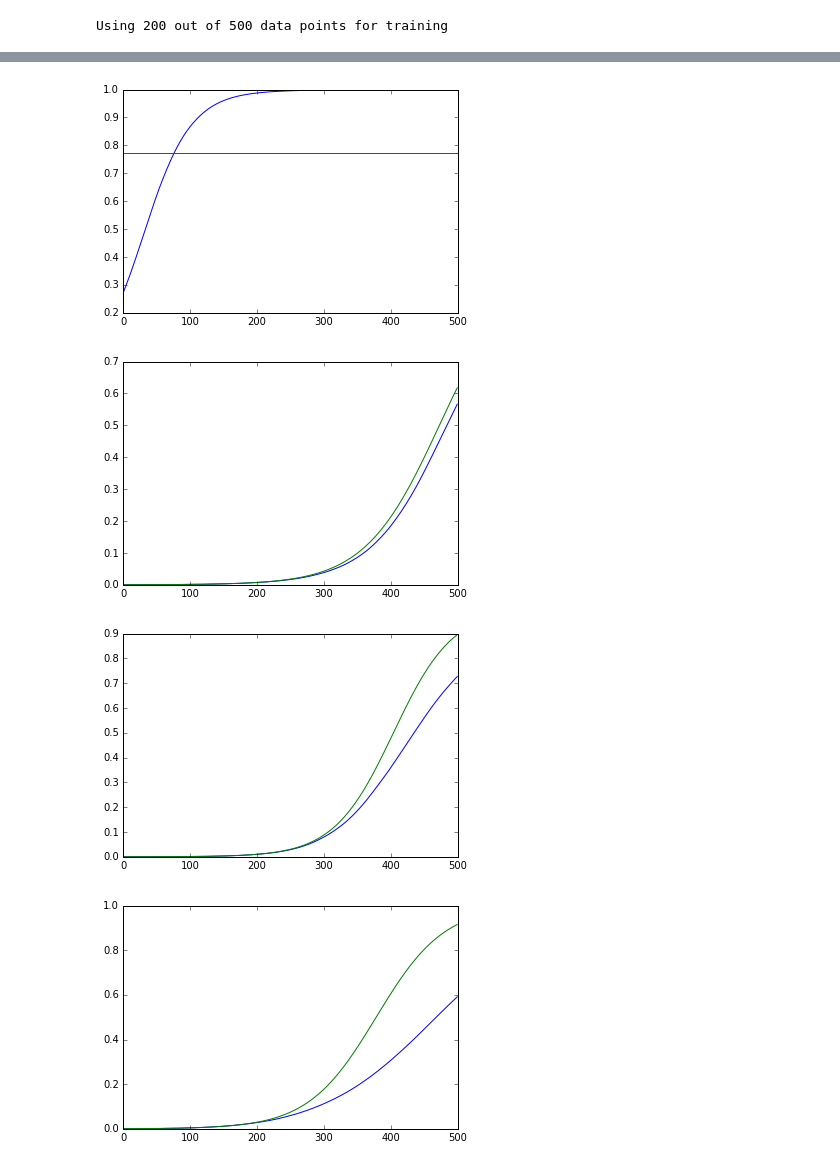
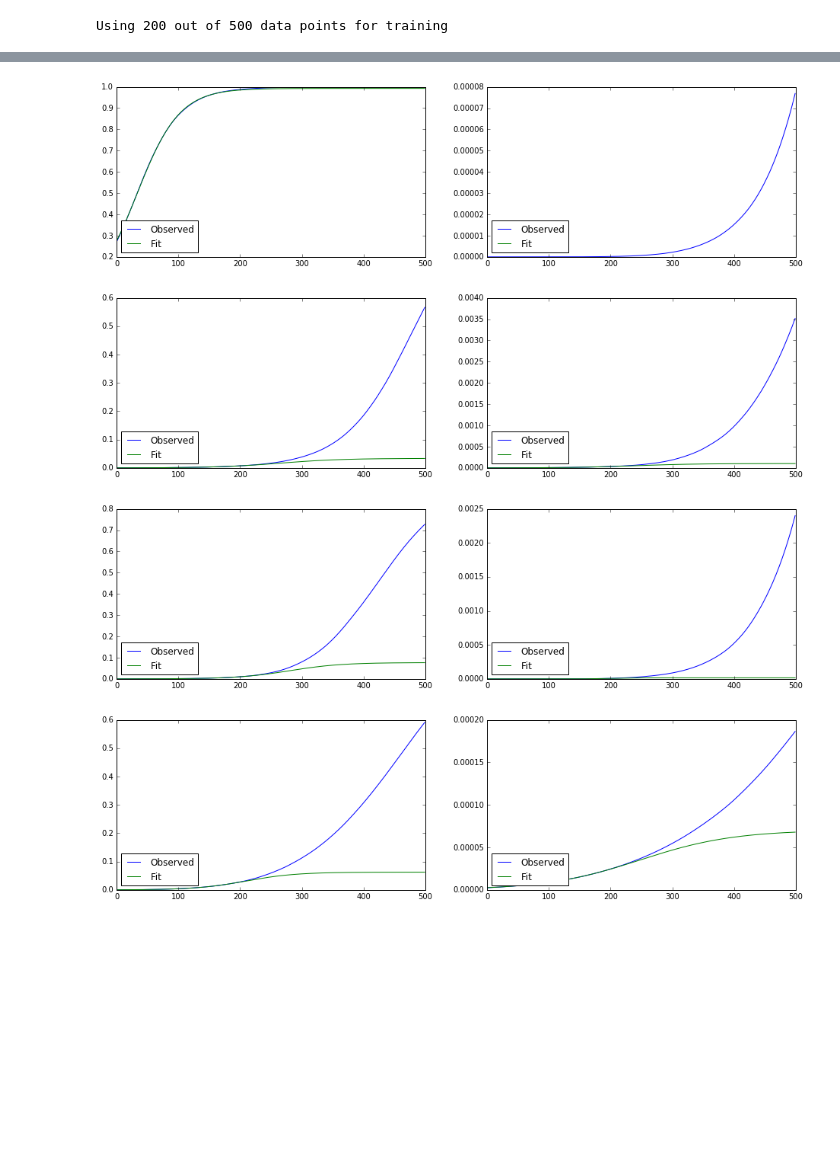
Before and after one commit to chris-code/master-thesis, a Jupyter notebook: notebooks/fit_progress.ipynb, the cells around one changed output, grey strips where cells are left out. Cells and saved outputs as stored; diff of their text form; code cells hidden in the pictures; blank space fills up the shorter version.

```diff
--- a/notebooks/fit_progress.ipynb
+++ b/notebooks/fit_progress.ipynb
@@ -6,12 +6,12 @@ import scipy.optimize as optimize
 
 AE_ROOT = '/media/sf_Masterarbeit/data/ILSVRC2012_img_train_AE_50'
 
-all_success_progress = np.load(AE_ROOT + '/' + 'success_progress.npy')
-all_failure_progress = np.load(AE_ROOT + '/' + 'failure_progress.npy')
+all_success_progress = np.load(AE_ROOT + '/' + 'success_progress_500.npy')
+all_failure_progress = np.load(AE_ROOT + '/' + 'failure_progress_500.npy')
 
 TRAINING_POINT_PORTION = 0.4
 NUM_TRAINING_POINTS = int(round( all_success_progress.shape[1] * TRAINING_POINT_PORTION ))
-INITIAL_PARAMS = np.array([0.01, 300.0])
+INITIAL_PARAMS = np.array([0.01, 300.0, 1.0])
 
 print('Using {0} out of {1} data points for training'.format(NUM_TRAINING_POINTS, all_success_progress.shape[1]))
 # %% [output]
@@ -39,22 +77,0 @@ x_range = np.arange(1, all_success_progress.shape[1] + 1)
-# %%
-def sigmoid(x, alpha, t0):
-    return 1.0 / (1 + np.exp(-alpha * (x - t0)))
-
-def fit_sigmoid(data, x_range):
-    all_params = np.empty(shape=(data.shape[0], 2))
-
-    for index, row in enumerate(data):
-        try:
-            popt, pvoc = optimize.curve_fit(sigmoid, x_range, row, INITIAL_PARAMS, ftol=1.0e-16, maxfev=10000)
-            all_params[index, ...] = popt
-        except RuntimeError:
-            all_params[index, ...] = np.zeros(shape=(2))
-            sys.stderr.write('Runtime error on datapoint {0}'.format(index))
-
-
-    return all_params
-
-print('Fitting on successful runs')
-all_success_params = fit_sigmoid(all_success_progress[:,:NUM_TRAINING_POINTS], x_range[:NUM_TRAINING_POINTS])
-print('Fitting on failed runs')
-all_failure_params = fit_sigmoid(all_failure_progress[:,:NUM_TRAINING_POINTS], x_range[:NUM_TRAINING_POINTS])
@@ -90,14 +104,19 @@ MSE over FAILED samples and data points:        0.0109556228523
 # %%
 import matplotlib.pyplot as ppt
 %matplotlib inline
 
 indices = range(0, 10+1)
 for index in indices:
-    ppt.figure()
-    ppt.plot(all_success_progress[index])
-    ppt.plot(all_success_predictions[index])
+    fig, (ax0, ax1) = ppt.subplots(ncols=2, figsize=(16, 4))
+    ax0.plot(all_success_progress[index], label='Observed')
+    ax0.plot(all_success_predictions[index], label='Fit')
+    ax0.legend(loc='lower left')
+
+    ax1.plot(all_failure_progress[index], label='Observed')
+    ax1.plot(all_failure_predictions[index], label='Fit')
+    ax1.legend(loc='lower left')
 # %% [output]
-[figure, old version]
+[figure, new version]
-[figure, old version]
+[figure, new version]
-[figure, old version]
+[figure, new version]
-[figure, old version]
+[figure, new version]
```
Also changed, not shown: parts of 5 cells of this notebook, 1 other file.
